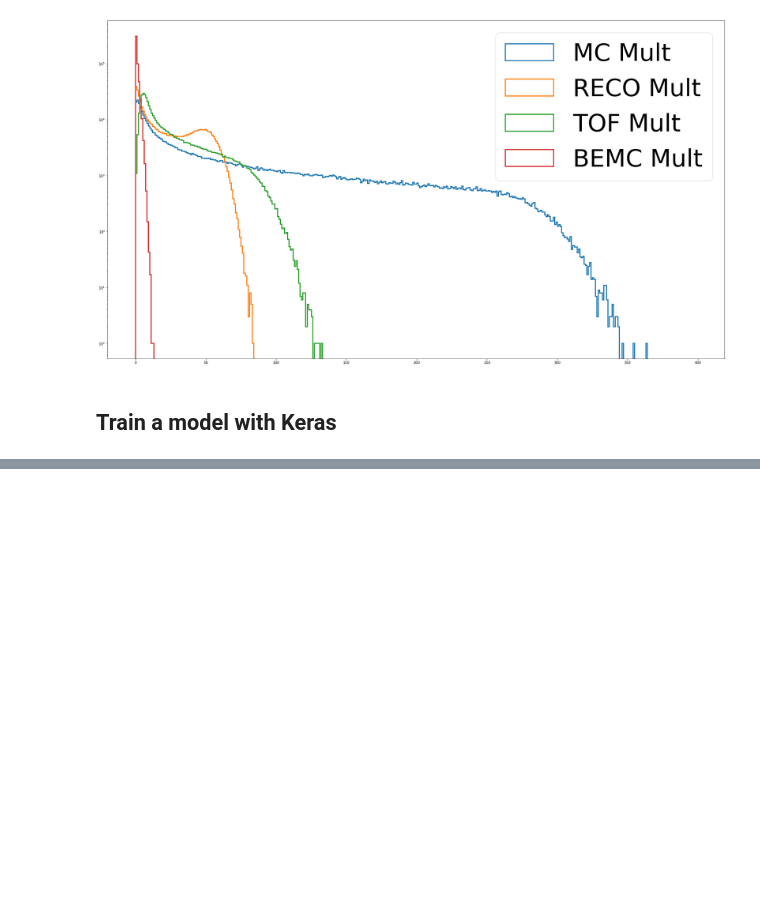
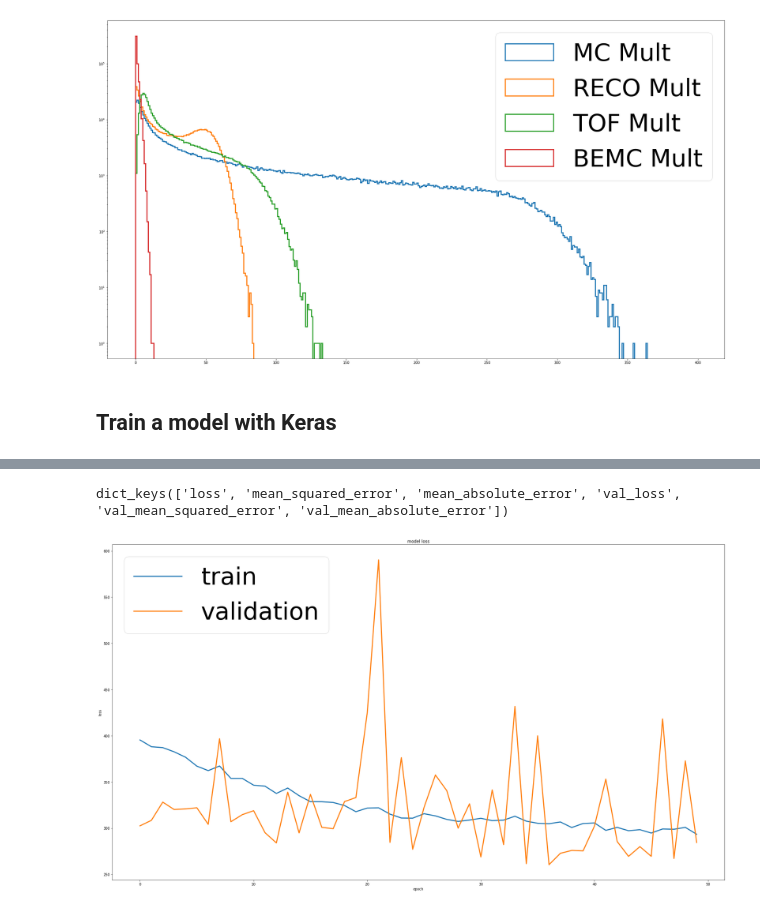
Before and after one commit to jdbrice/MLatSTARTutorials, a Jupyter notebook: Tutorial_02.ipynb, the cells around one changed output, grey strips where cells are left out. Cells and saved outputs as stored; diff of their text form; code cells hidden in the pictures; blank space fills up the shorter version.

```diff
--- a/Tutorial_02.ipynb
+++ b/Tutorial_02.ipynb
@@ -76,0 +122,11 @@ ModuleNotFoundError: No module named 'tensorflow'
+# %%
+X_train[0] = arrays[b"reco_mult"][:n_events]
+X_train[1] = arrays[b"tof_mult"][:n_events]
+X_train[2] = arrays[b"bemc_mult"][:n_events]
+X_train[3] = arrays[b"vz"][:n_events]
+X_train[4] = arrays[b"zdcx"][:n_events]
+
+# X_train = numpy.hstack( (numpy.transpose(arrays[b"reco_mult"]), numpy.transpose(arrays[b"tof_mult"])) )
+# %%
+X_train = numpy.transpose(X_train)
+X_train
@@ -76,0 +147,4 @@ ModuleNotFoundError: No module named 'tensorflow'
+# %%
+Y_train = numpy.transpose( arrays[b"mult"][:n_events] )
+# %%
+history = model.fit(X_train, Y_train, epochs=50, batch_size=5,  verbose=1, validation_split=0.5)
@@ -76,0 +169,15 @@ ModuleNotFoundError: No module named 'tensorflow'
+# %%
+plt.figure(figsize=fs)
+print(history.history.keys())
+# "Loss"
+plt.plot(history.history['loss'], linewidth=3)
+plt.plot(history.history['val_loss'], linewidth=3)
+plt.title('model loss')
+plt.ylabel('loss')
+plt.xlabel('epoch')
+plt.legend(['train', 'validation'], loc='upper left', prop={'size': 70})
+# plt.gca().set_ylim((8000, 11000))
+plt.show()
+# %% [output]
+dict_keys(['loss', 'mean_squared_error', 'mean_absolute_error', 'val_loss', 'val_mean_squared_error', 'val_mean_absolute_error'])
+[figure, added]
```
Also changed, not shown: parts of 16 cells of this notebook.
